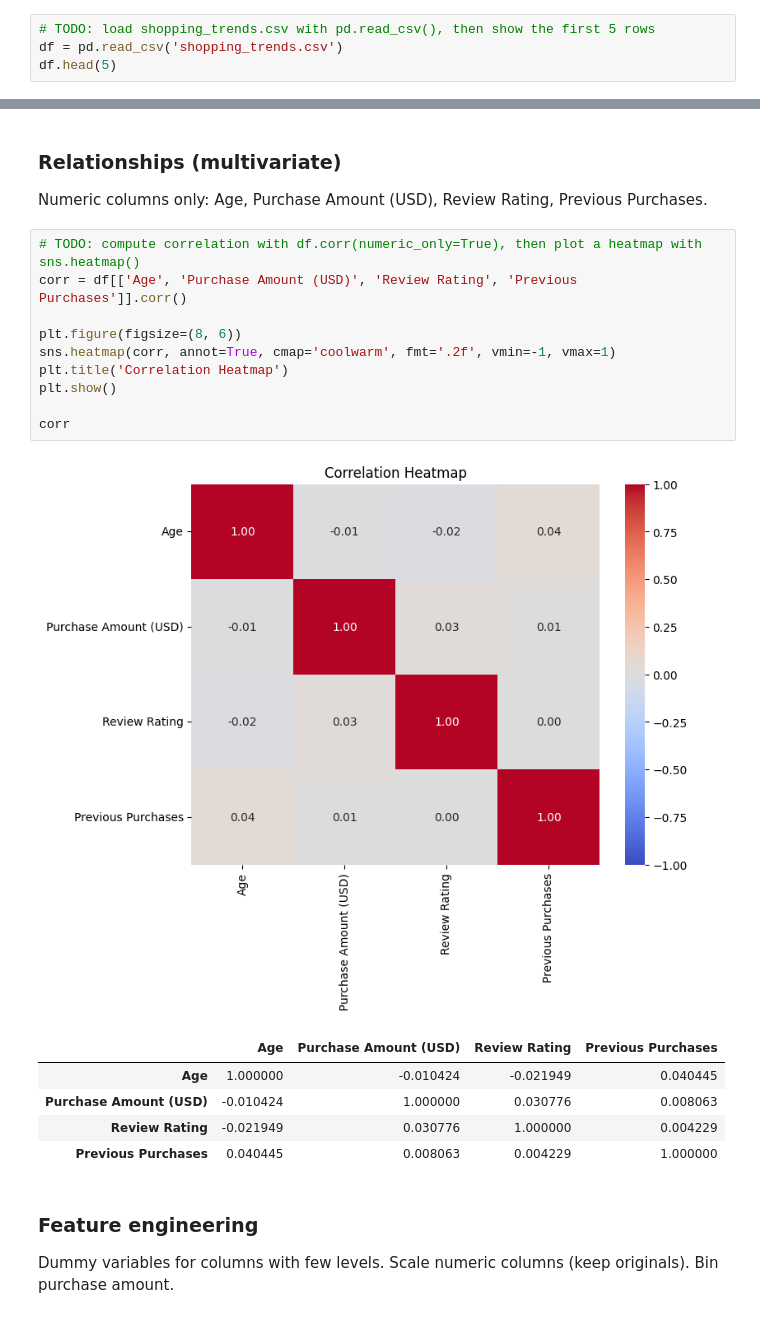
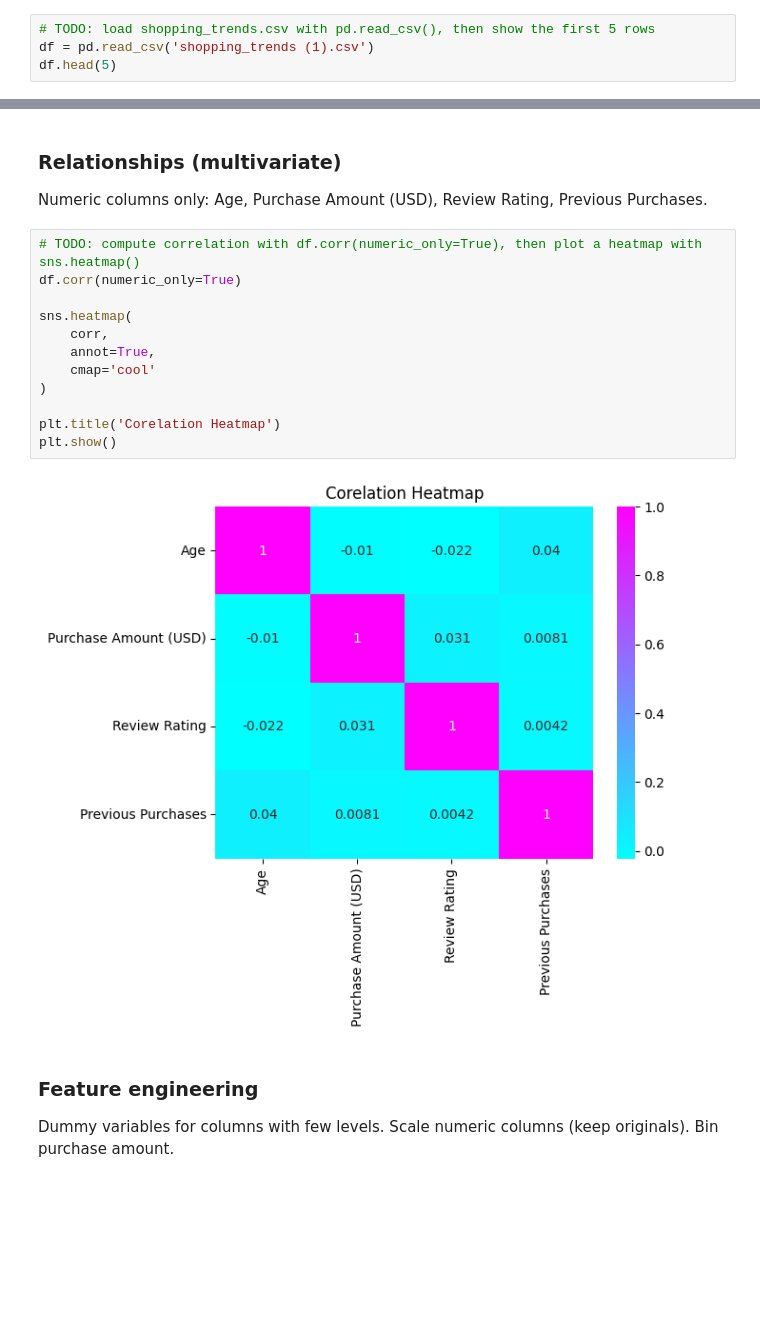
Before and after one commit to 24692251-DoThanhTien-Cystone/w5, a Jupyter notebook: practice/w4/w4_2.ipynb, the cells around one changed output, grey strips where cells are left out. Drawn from its saved outputs; the diff is of its cells as text; blank space fills up the shorter version.

```diff
--- a/practice/w4/w4_2.ipynb
+++ b/practice/w4/w4_2.ipynb
@@ -18,7 +18,7 @@ import matplotlib.pyplot as plt
 import seaborn as sns
 # %%
 # TODO: load shopping_trends.csv with pd.read_csv(), then show the first 5 rows
-df = pd.read_csv('shopping_trends.csv')
+df = pd.read_csv('shopping_trends (1).csv')
 df.head(5)
 # %% [output]
 |  | Customer ID | Age | Gender | Item Purchased | Category | Purchase Amount (USD) | Location | Size | ... |
@@ -581,21 +593,18 @@ pcu
 Numeric columns only: Age, Purchase Amount (USD), Review Rating, Previous Purchases.
 # %%
 # TODO: compute correlation with df.corr(numeric_only=True), then plot a heatmap with sns.heatmap()
-corr = df[['Age', 'Purchase Amount (USD)', 'Review Rating', 'Previous Purchases']].corr()
+df.corr(numeric_only=True)
 
-plt.figure(figsize=(8, 6))
-sns.heatmap(corr, annot=True, cmap='coolwarm', fmt='.2f', vmin=-1, vmax=1)
-plt.title('Correlation Heatmap')
+sns.heatmap(
+    corr,
+    annot=True,
+    cmap='cool'
+)
+
+plt.title('Corelation Heatmap')
 plt.show()
-
-corr
 # %% [output]
-[figure, old version]
+[figure, new version]
-|  | Age | Purchase Amount (USD) | Review Rating | Previous Purchases |
-| Age | 1.000000 | -0.010424 | -0.021949 | 0.040445 |
-| Purchase Amount (USD) | -0.010424 | 1.000000 | 0.030776 | 0.008063 |
-| Review Rating | -0.021949 | 0.030776 | 1.000000 | 0.004229 |
-| Previous Purchases | 0.040445 | 0.008063 | 0.004229 | 1.000000 |
 # %% [markdown]
 ### **Feature engineering**
 
```
Also changed, not shown: parts of 10 cells of this notebook.
